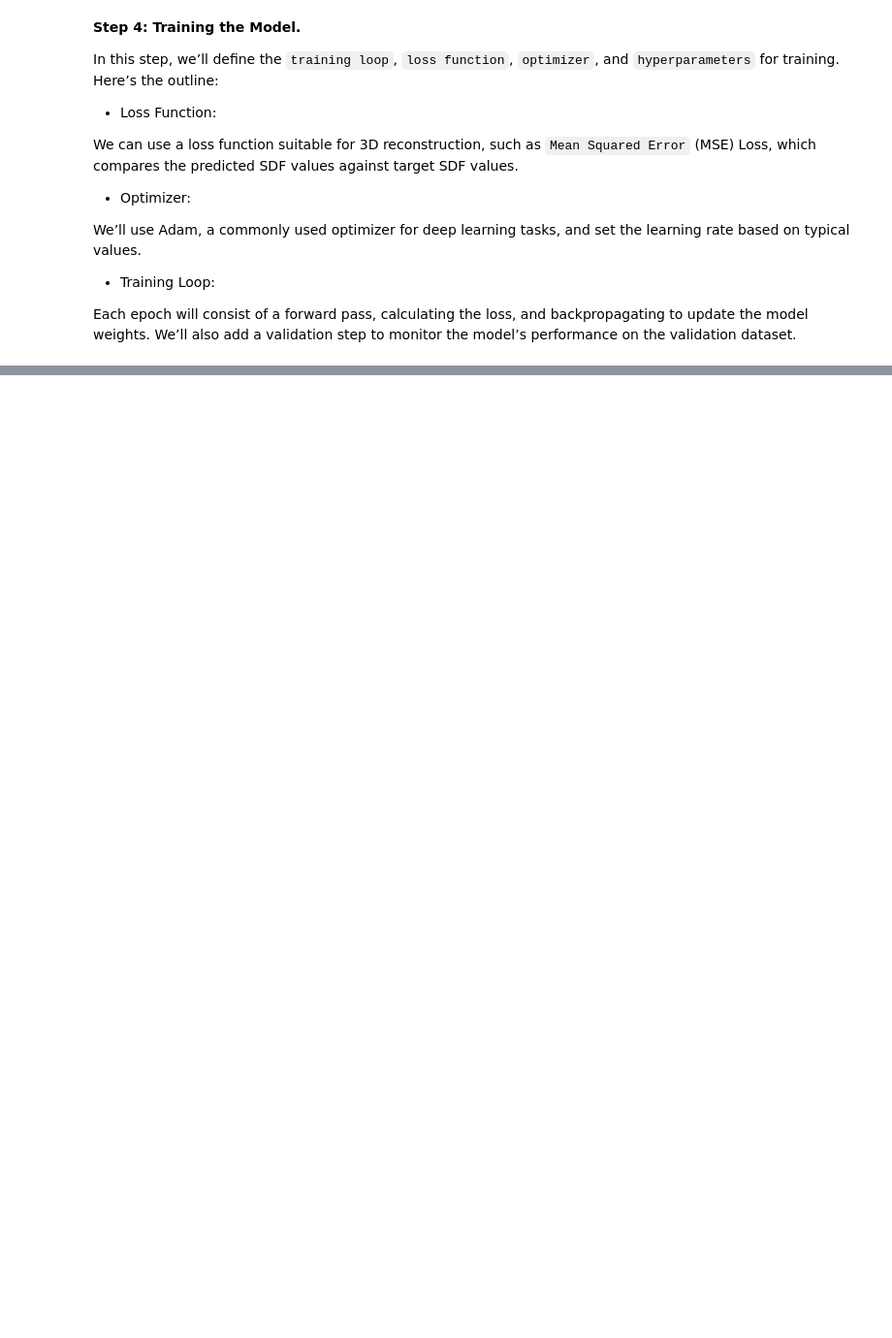
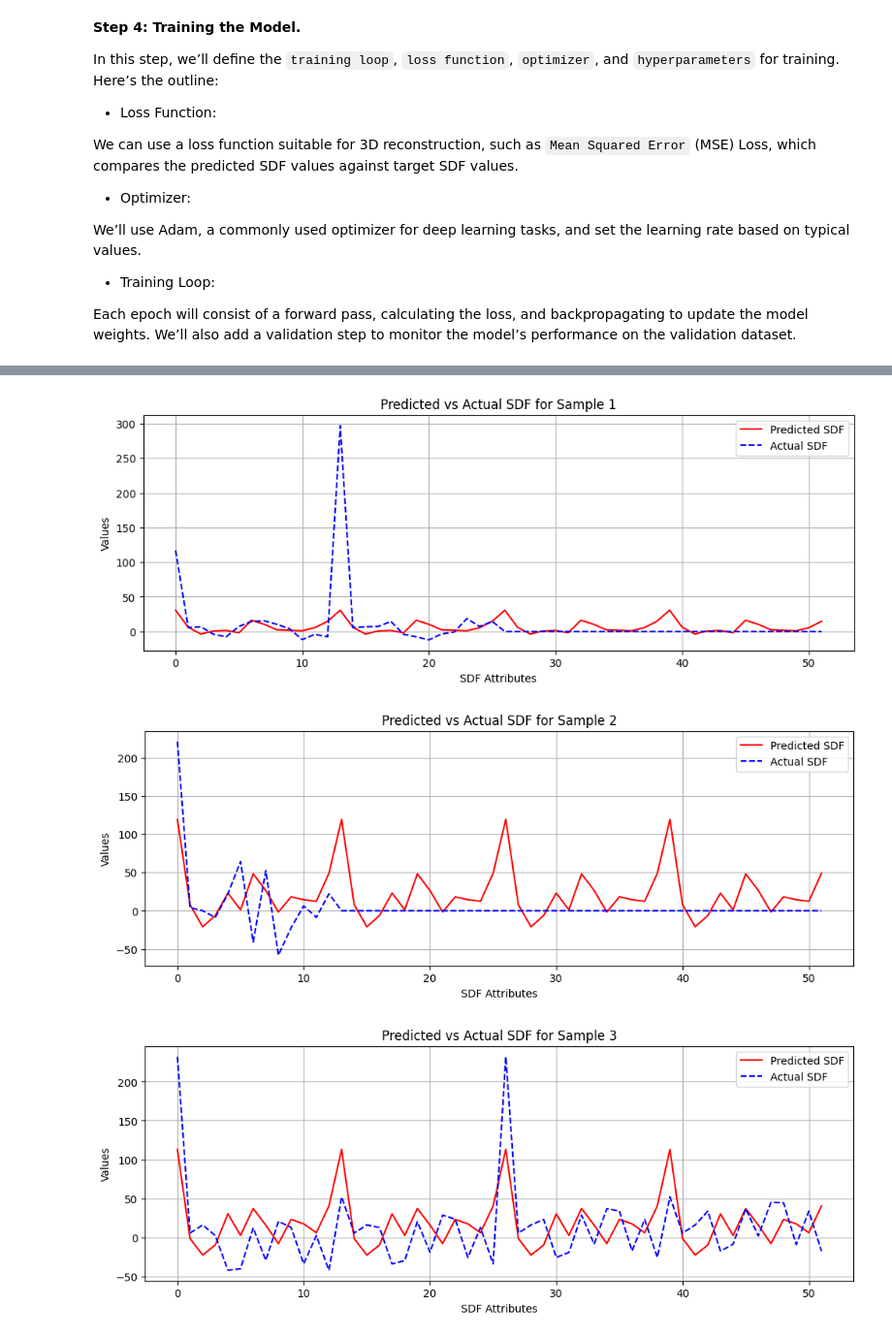
Before and after one commit to mm-mazhar/IECO, a Jupyter notebook: LAM3D.ipynb, the cells around one changed output, grey strips where cells are left out. Shown at 97% size. Drawn from its saved outputs; the diff is of its cells as text; code cells hidden in the pictures; blank space fills up the shorter version.

```diff
--- a/LAM3D.ipynb
+++ b/LAM3D.ipynb
@@ -422,0 +504,32 @@ Epoch [10/10], Train Loss: 53.7283, Val Loss: 11.9617
+# %%
+# Get a batch of validation data
+model.eval()  # Set model to evaluation mode
+with torch.no_grad():
+    batch = next(iter(val_loader))
+    images = batch['image'].to(device)
+    point_clouds = batch['dsm'].to(device)
+    target_sdf = batch['target_sdf'].to(device)
+
+    # Forward pass to get predictions
+    sdf_pred = model(images, point_clouds)
+
+# Convert predictions and targets to CPU for plotting
+sdf_pred = sdf_pred.cpu().numpy()
+target_sdf = target_sdf.cpu().numpy()
+
+# Plot predicted vs. actual values for each attribute in SDF (e.g., azimuth, height, tilt, and perimeter points)
+num_samples = min(5, len(sdf_pred))  # Limit number of samples to display
+for i in range(num_samples):
+    plt.figure(figsize=(12, 4))
+    plt.plot(sdf_pred[i].flatten(), 'r-', label='Predicted SDF')
+    plt.plot(target_sdf[i].flatten(), 'b--', label='Actual SDF')
+    plt.xlabel('SDF Attributes')
+    plt.ylabel('Values')
+    plt.title(f'Predicted vs Actual SDF for Sample {i+1}')
+    plt.legend()
+    plt.grid(True)
+    plt.show()
+# %% [output]
+[figure, added]
+[figure, added]
+[figure, added]
```
Also changed, not shown: parts of 11 cells of this notebook.
